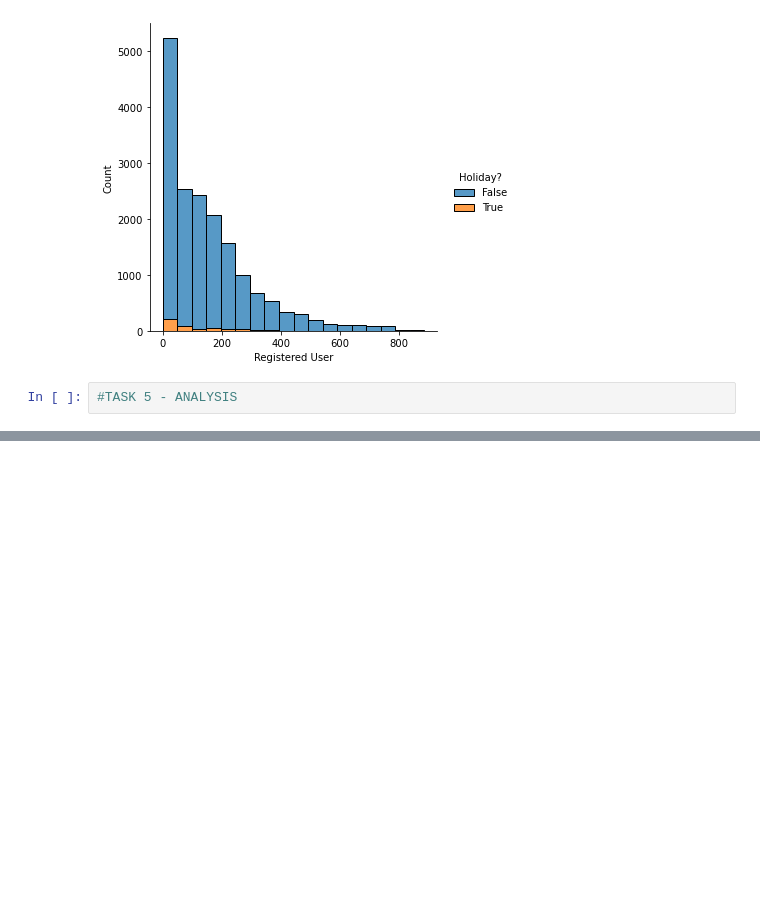
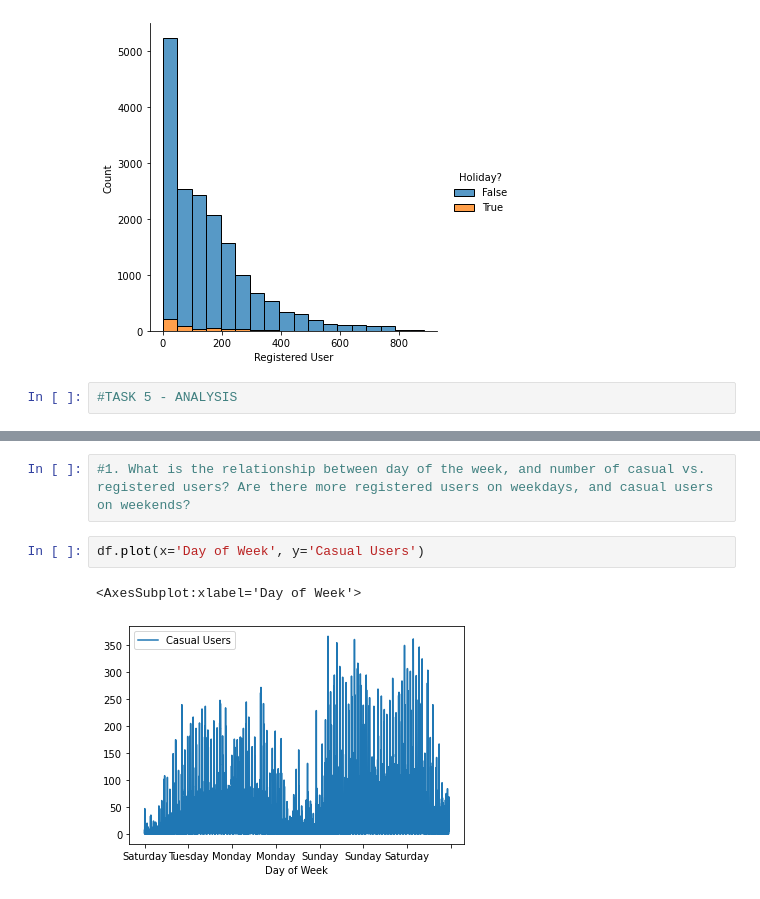
Before and after one commit to data301-2020-winter2/course-project-group_1016, a Jupyter notebook: Data/Raw/Data/Bike-Sharing-Dataset/analysis_milestone2_tasks3-5_Olivia.ipynb, the cells around one changed output, grey strips where cells are left out. Drawn from its saved outputs; the diff is of its cells as text; blank space fills up the shorter version.

```diff
--- a/Data/Raw/Data/Bike-Sharing-Dataset/analysis_milestone2_tasks3-5_Olivia.ipynb
+++ b/Data/Raw/Data/Bike-Sharing-Dataset/analysis_milestone2_tasks3-5_Olivia.ipynb
@@ -160,0 +166,7 @@ plt.show()
+# %%
+#1. What is the relationship between day of the week, and number of casual vs. registered users? Are there more registered users on weekdays, and casual users on weekends?
+# %%
+df.plot(x='Day of Week', y='Casual Users')
+# %% [output]
+<AxesSubplot:xlabel='Day of Week'>
+[figure, added]
```
Also changed, not shown: parts of 13 cells of this notebook.
